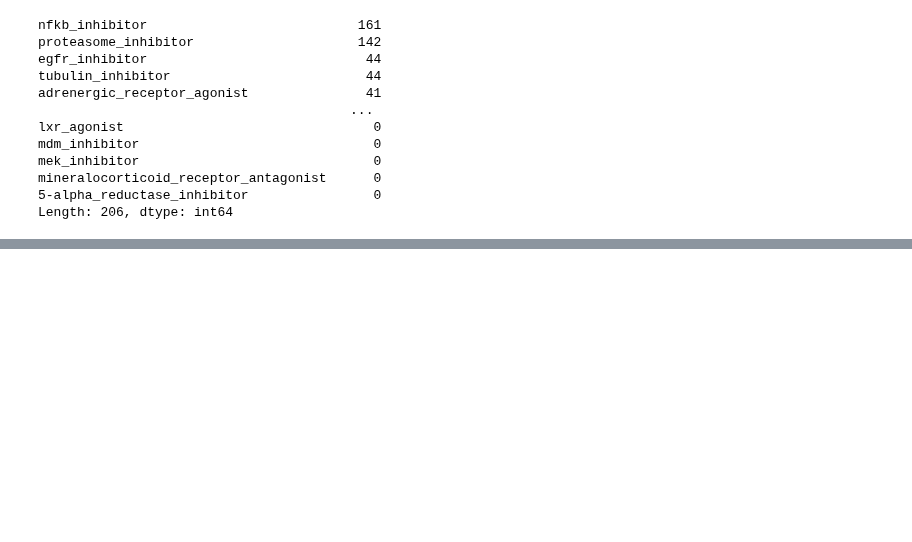
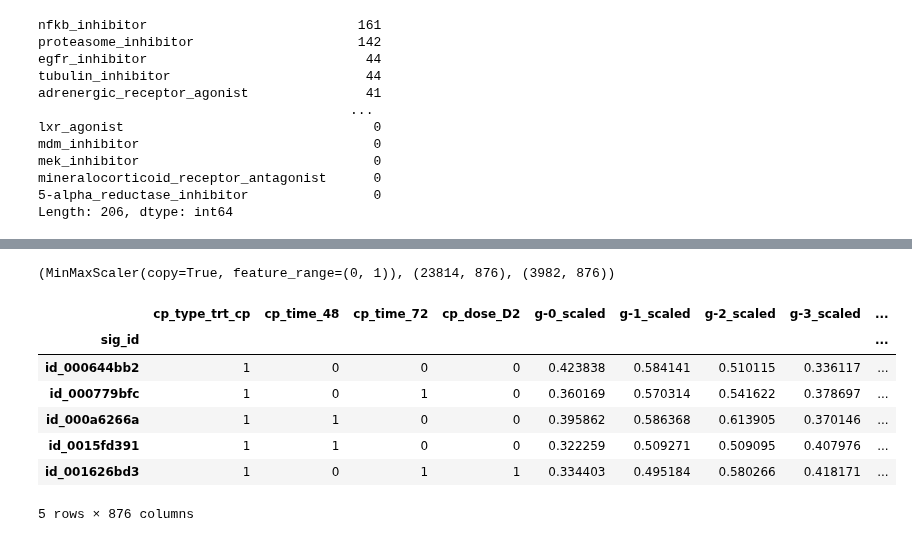
Before and after one commit to Yongliang-Shi/Mechanism-of-Action-Prediction, a Jupyter notebook: model_moa.ipynb, the cells around one changed output, grey strips where cells are left out. Saved outputs shown, nothing was run; the diff lists cells and outputs as text; code cells hidden in the pictures; blank space fills up the shorter version.

```diff
--- a/model_moa.ipynb
+++ b/model_moa.ipynb
@@ -221,0 +216,20 @@ Length: 206, dtype: int64
+# %%
+# Prepare scaled train and test datasets for modeling
+scaler, X_train_scaled, X_test_scaled = prepare.prep_moa_v1(X_train, X_test)
+
+# Print scaler and the shapes of the datasts
+scaler, X_train_scaled.shape, X_test_scaled.shape
+# %% [output]
+(MinMaxScaler(copy=True, feature_range=(0, 1)), (23814, 876), (3982, 876))
+# %%
+# Take a look at X_train_scaled
+X_train_scaled.head()
+# %% [output]
+|  | cp_type_trt_cp | cp_time_48 | cp_time_72 | cp_dose_D2 | g-0_scaled | g-1_scaled | g-2_scaled | g-3_scaled | ... |
+| sig_id |  |  |  |  |  |  |  |  | ... |
+| id_000644bb2 | 1 | 0 | 0 | 0 | 0.423838 | 0.584141 | 0.510115 | 0.336117 | ... |
+| id_000779bfc | 1 | 0 | 1 | 0 | 0.360169 | 0.570314 | 0.541622 | 0.378697 | ... |
+| id_000a6266a | 1 | 1 | 0 | 0 | 0.395862 | 0.586368 | 0.613905 | 0.370146 | ... |
+| id_0015fd391 | 1 | 1 | 0 | 0 | 0.322259 | 0.509271 | 0.509095 | 0.407976 | ... |
+| id_001626bd3 | 1 | 0 | 1 | 1 | 0.334403 | 0.495184 | 0.580266 | 0.418171 | ... |
+5 rows × 876 columns
```
Also changed, not shown: parts of 38 cells of this notebook.
